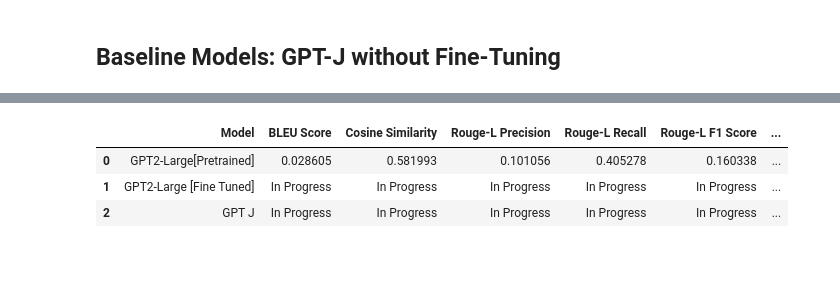
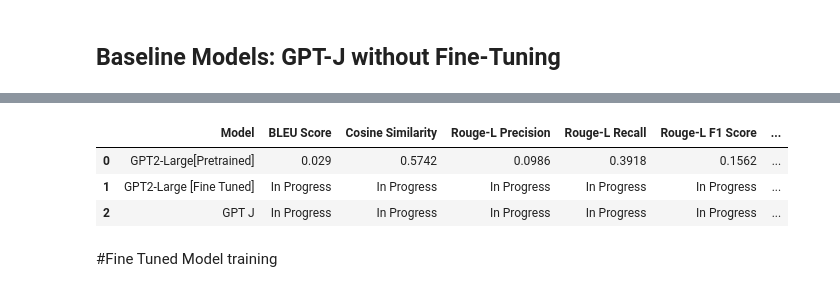
Before and after one commit to jeffreyong15/Counsel.NLP, a Jupyter notebook: Baseline Experiment/Baseline Evaluation/Baseline_Evaluation(260)[GPTJ_EDIT].ipynb, the cells around one changed output, grey strips where cells are left out. Cells and saved outputs as stored; diff of their text form; code cells hidden in the pictures; blank space fills up the shorter version.

```diff
--- a/Baseline Experiment/Baseline Evaluation/Baseline_Evaluation(260)[GPTJ_EDIT].ipynb
+++ b/Baseline Experiment/Baseline Evaluation/Baseline_Evaluation(260)[GPTJ_EDIT].ipynb
@@ -278,7 +223,12 @@ rouge_l_f1 = np.mean(rouge_l_f1)
 # %%
-print(f"BLEU Score: {bleu_score * 100:.2f}%")
-print(f"Cosine Similarity: {cos_sim * 100:.2f}%")
-print(f"Rouge-L Precision: {rouge_l_precision * 100:.2f}%")
-print(f"Rouge-L Recall: {rouge_l_recall * 100:.2f}%")
-print(f"Rouge-L F1 Score: {rouge_l_f1 * 100:.2f}%")
+queries_subset = queries[:100]
+true_labels_subset = true_labels[:100]
+
+#avg_response_time_pre, bleu_score_pre, cos_sim_pre, rouge_l_precision_pre, rouge_l_recall_pre, rouge_l_f1_pre = get_metrics(queries_subset, true_labels_subset, evaluate_gptj)
+avg_response_time_pre, bleu_score_pre, cos_sim_pre, rouge_l_precision_pre, rouge_l_recall_pre, rouge_l_f1_pre = 3.608155, 0.029, 0.5742, 0.0986, 0.3918, 0.1562
+print(f"BLEU Score: {bleu_score_pre * 100:.2f}%")
+print(f"Cosine Similarity: {cos_sim_pre * 100:.2f}%")
+print(f"Rouge-L Precision: {rouge_l_precision_pre * 100:.2f}%")
+print(f"Rouge-L Recall: {rouge_l_recall_pre * 100:.2f}%")
+print(f"Rouge-L F1 Score: {rouge_l_f1_pre * 100:.2f}%")
 # %% [output]
@@ -306,18 +256,18 @@ metrics_classification_df
 # %%
 metrics_llm_data = {
     'Model': ['GPT2-Large[Pretrained]','GPT2-Large [Fine Tuned]', 'GPT J'],
-    'BLEU Score': [bleu_score, "In Progress", "In Progress"],
-    'Cosine Similarity': [cos_sim, "In Progress", "In Progress"],
-    'Rouge-L Precision': [rouge_l_precision, "In Progress", "In Progress"],
-    'Rouge-L Recall': [rouge_l_recall, "In Progress", "In Progress"],
-    'Rouge-L F1 Score': [rouge_l_f1, "In Progress", "In Progress"],
-    'Response Time (s)': [avg_response_time, "In Progress", "In Progress"]
+    'BLEU Score': [bleu_score_pre, "In Progress", "In Progress"],
+    'Cosine Similarity': [cos_sim_pre, "In Progress", "In Progress"],
+    'Rouge-L Precision': [rouge_l_precision_pre, "In Progress", "In Progress"],
+    'Rouge-L Recall': [rouge_l_recall_pre, "In Progress", "In Progress"],
+    'Rouge-L F1 Score': [rouge_l_f1_pre, "In Progress", "In Progress"],
+    'Response Time (s)': [avg_response_time_pre, "In Progress", "In Progress"]
 }
 
 metrics_llm_df = pd.DataFrame(metrics_llm_data)
 metrics_llm_df
 # %% [output]
 |  | Model | BLEU Score | Cosine Similarity | Rouge-L Precision | Rouge-L Recall | Rouge-L F1 Score | ... |
-| 0 | GPT2-Large[Pretrained] | 0.028605 | 0.581993 | 0.101056 | 0.405278 | 0.160338 | ... |
+| 0 | GPT2-Large[Pretrained] | 0.029 | 0.5742 | 0.0986 | 0.3918 | 0.1562 | ... |
 | 1 | GPT2-Large [Fine Tuned] | In Progress | In Progress | In Progress | In Progress | In Progress | ... |
 | 2 | GPT J | In Progress | In Progress | In Progress | In Progress | In Progress | ... |
@@ -326,0 +274,2 @@ from transformers import Trainer, TrainingArguments
+# %% [markdown]
+#Fine Tuned Model training
```
Also changed, not shown: parts of 25 cells of this notebook.
